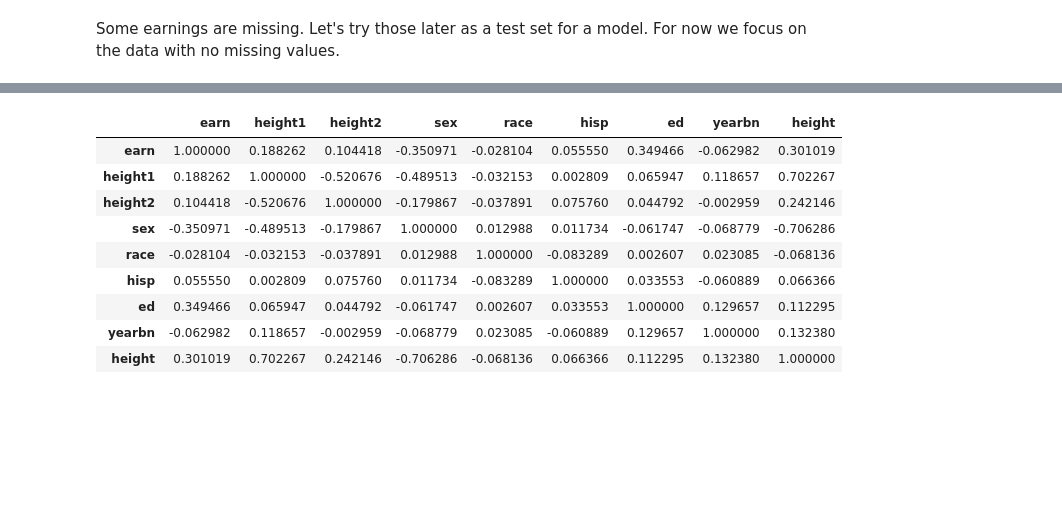
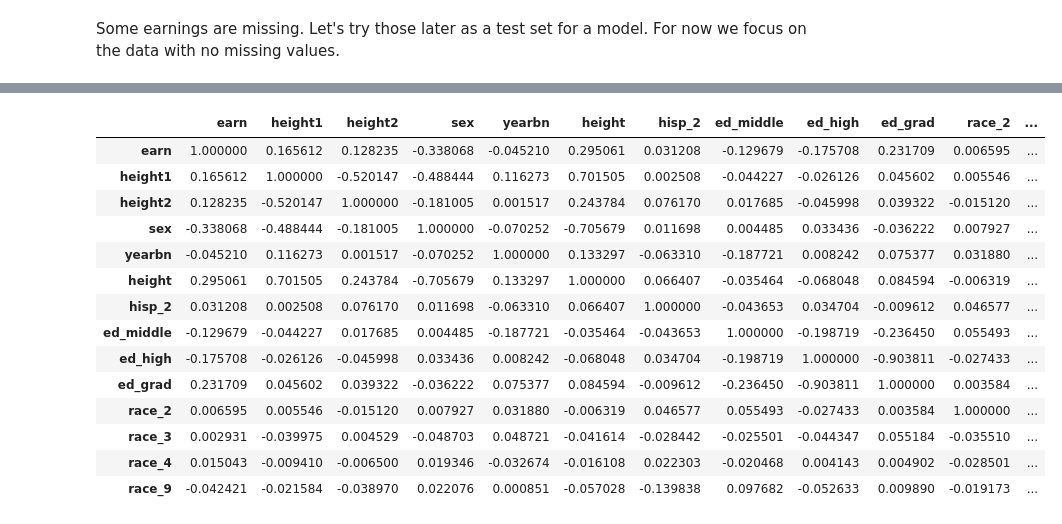
Before and after one commit to jezzarax/arm_book_exercises, a Jupyter notebook: ex42.ipynb, the cells around one changed output, grey strips where cells are left out. Cells and saved outputs as stored; diff of their text form; code cells hidden in the pictures; blank space fills up the shorter version.

```diff
--- a/ex42.ipynb
+++ b/ex42.ipynb
@@ -44,0 +55,18 @@ earnings_df_clean = earnings_df[~earnings_df.isna().any(axis="columns")]
+# %%
+earn_eps = earnings_df.query("earn > 0").earn.min() / 2
+earnings_df_clean = earnings_df[
+    (~earnings_df.isna().any(axis="columns")) &
+    (earnings_df.yearbn != 99) &
+    (earnings_df.ed < 98)
+].assign(
+    earn=lambda x: np.log(x.earn + earn_eps),
+    sex=lambda x: x.sex - (x.sex.max() + x.sex.min()) / 2,
+    ed_labels=lambda x: pd.cut(x.ed, [0,4,10,13,20], include_lowest=True, right=False, labels=['elementary', 'middle', 'high', 'grad'])
+)
+
+earnings_df_concat = pd.concat([
+    earnings_df_clean,
+    pd.get_dummies(earnings_df_clean.hisp, prefix="hisp", drop_first=True),
+    pd.get_dummies(earnings_df_clean.ed_labels, prefix="ed", drop_first=True),
+    pd.get_dummies(earnings_df_clean.race, prefix="race", drop_first=True)
+], axis="columns").drop(columns=["race", "hisp", "ed", "ed_labels"])
@@ -50,14 +112,19 @@ sns.pairplot(earnings_df_clean)
 # %%
 cmap=sns.diverging_palette(5, 250, as_cmap=True)
-earnings_df_clean.corr().style.background_gradient(cmap, axis=1)
+earnings_df_concat.corr().style.background_gradient(cmap)
 # %% [output]
-|  | earn | height1 | height2 | sex | race | hisp | ed | yearbn | height |
-| earn | 1.000000 | 0.188262 | 0.104418 | -0.350971 | -0.028104 | 0.055550 | 0.349466 | -0.062982 | 0.301019 |
-| height1 | 0.188262 | 1.000000 | -0.520676 | -0.489513 | -0.032153 | 0.002809 | 0.065947 | 0.118657 | 0.702267 |
-| height2 | 0.104418 | -0.520676 | 1.000000 | -0.179867 | -0.037891 | 0.075760 | 0.044792 | -0.002959 | 0.242146 |
-| sex | -0.350971 | -0.489513 | -0.179867 | 1.000000 | 0.012988 | 0.011734 | -0.061747 | -0.068779 | -0.706286 |
-| race | -0.028104 | -0.032153 | -0.037891 | 0.012988 | 1.000000 | -0.083289 | 0.002607 | 0.023085 | -0.068136 |
-| hisp | 0.055550 | 0.002809 | 0.075760 | 0.011734 | -0.083289 | 1.000000 | 0.033553 | -0.060889 | 0.066366 |
-| ed | 0.349466 | 0.065947 | 0.044792 | -0.061747 | 0.002607 | 0.033553 | 1.000000 | 0.129657 | 0.112295 |
-| yearbn | -0.062982 | 0.118657 | -0.002959 | -0.068779 | 0.023085 | -0.060889 | 0.129657 | 1.000000 | 0.132380 |
-| height | 0.301019 | 0.702267 | 0.242146 | -0.706286 | -0.068136 | 0.066366 | 0.112295 | 0.132380 | 1.000000 |
+|  | earn | height1 | height2 | sex | yearbn | height | hisp_2 | ed_middle | ed_high | ed_grad | race_2 | ... |
+| earn | 1.000000 | 0.165612 | 0.128235 | -0.338068 | -0.045210 | 0.295061 | 0.031208 | -0.129679 | -0.175708 | 0.231709 | 0.006595 | ... |
+| height1 | 0.165612 | 1.000000 | -0.520147 | -0.488444 | 0.116273 | 0.701505 | 0.002508 | -0.044227 | -0.026126 | 0.045602 | 0.005546 | ... |
+| height2 | 0.128235 | -0.520147 | 1.000000 | -0.181005 | 0.001517 | 0.243784 | 0.076170 | 0.017685 | -0.045998 | 0.039322 | -0.015120 | ... |
+| sex | -0.338068 | -0.488444 | -0.181005 | 1.000000 | -0.070252 | -0.705679 | 0.011698 | 0.004485 | 0.033436 | -0.036222 | 0.007927 | ... |
+| yearbn | -0.045210 | 0.116273 | 0.001517 | -0.070252 | 1.000000 | 0.133297 | -0.063310 | -0.187721 | 0.008242 | 0.075377 | 0.031880 | ... |
+| height | 0.295061 | 0.701505 | 0.243784 | -0.705679 | 0.133297 | 1.000000 | 0.066407 | -0.035464 | -0.068048 | 0.084594 | -0.006319 | ... |
+| hisp_2 | 0.031208 | 0.002508 | 0.076170 | 0.011698 | -0.063310 | 0.066407 | 1.000000 | -0.043653 | 0.034704 | -0.009612 | 0.046577 | ... |
+| ed_middle | -0.129679 | -0.044227 | 0.017685 | 0.004485 | -0.187721 | -0.035464 | -0.043653 | 1.000000 | -0.198719 | -0.236450 | 0.055493 | ... |
+| ed_high | -0.175708 | -0.026126 | -0.045998 | 0.033436 | 0.008242 | -0.068048 | 0.034704 | -0.198719 | 1.000000 | -0.903811 | -0.027433 | ... |
+| ed_grad | 0.231709 | 0.045602 | 0.039322 | -0.036222 | 0.075377 | 0.084594 | -0.009612 | -0.236450 | -0.903811 | 1.000000 | 0.003584 | ... |
+| race_2 | 0.006595 | 0.005546 | -0.015120 | 0.007927 | 0.031880 | -0.006319 | 0.046577 | 0.055493 | -0.027433 | 0.003584 | 1.000000 | ... |
+| race_3 | 0.002931 | -0.039975 | 0.004529 | -0.048703 | 0.048721 | -0.041614 | -0.028442 | -0.025501 | -0.044347 | 0.055184 | -0.035510 | ... |
+| race_4 | 0.015043 | -0.009410 | -0.006500 | 0.019346 | -0.032674 | -0.016108 | 0.022303 | -0.020468 | 0.004143 | 0.004902 | -0.028501 | ... |
+| race_9 | -0.042421 | -0.021584 | -0.038970 | 0.022076 | 0.000851 | -0.057028 | -0.139838 | 0.097682 | -0.052633 | 0.009890 | -0.019173 | ... |
```
Also changed, not shown: parts of 18 cells of this notebook, 2 other files.
